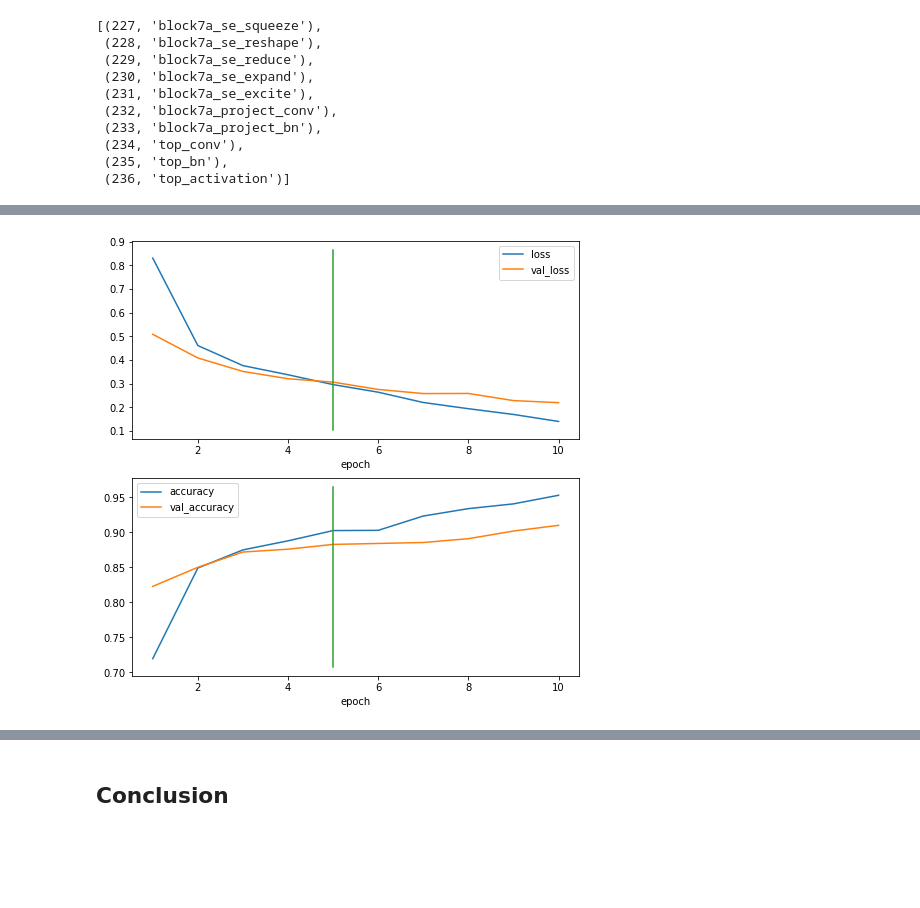
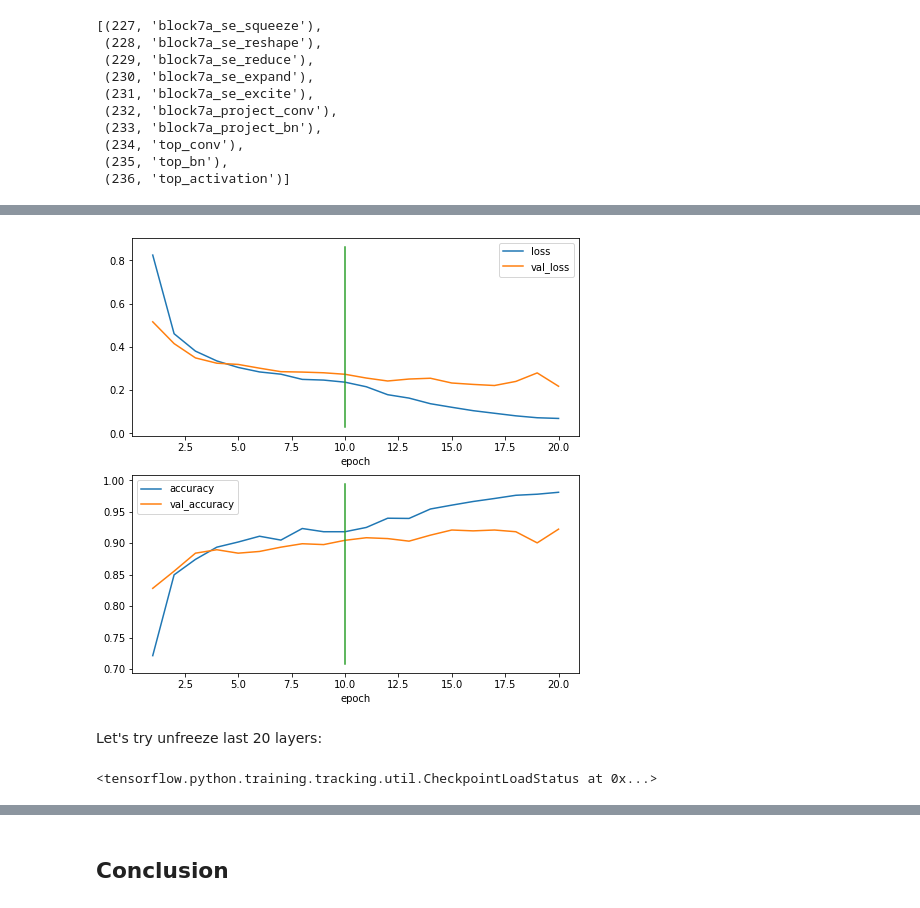
Before and after one commit to codernayeem/dl-practice, a Jupyter notebook: 6_TL_Fine_Tuning.ipynb, the cells around one changed output, grey strips where cells are left out. Saved outputs shown, nothing was run; the diff lists cells and outputs as text; code cells hidden in the pictures; blank space fills up the shorter version.

```diff
--- a/6_TL_Fine_Tuning.ipynb
+++ b/6_TL_Fine_Tuning.ipynb
@@ -322,9 +316,9 @@ checkpoint_callback = tf.keras.callbacks.ModelCheckpoint(filepath=checkpoint_pat
                                                          save_freq="epoch", # save every epoch
                                                          verbose=1)
 # %%
-init_epochs = 5
-history_2 = model_2.fit(train_data, epochs=init_epochs,
-                        batch_size=32,
+init_epochs = 10
+history_2 = model_2.fit(train_data,
+                        epochs=init_epochs,
                         callbacks=[utils.create_tensorboard_callback('flower_logs', 'model_2'), checkpoint_callback],
                         steps_per_epoch=len(train_data),
                         validation_data=val_data,
@@ -428,15 +441,14 @@ model_2.compile(loss="categorical_crossentropy",
  (235, 'top_bn'),
  (236, 'top_activation')]
 # %%
-# Fine tune for another 5 epochs
-fine_tune_epochs = init_epochs + 5
+# Fine tune for another 10 epochs
+fine_tune_epochs = init_epochs + 10
 
 # Refit the model (same as model_2 except with more trainable layers)
-history_3 = model_2.fit(train_data, epochs=fine_tune_epochs,
-                        batch_size=32,
-                        callbacks=[utils.create_tensorboard_callback('flower_logs', 'model_3')],
-                        steps_per_epoch=len(train_data),
-                        validation_data=val_data,
-                        validation_steps=len(val_data),
-                        initial_epoch=init_epochs)
+history_2_last_10 = model_2.fit(train_data, epochs=fine_tune_epochs,
+                                callbacks=[utils.create_tensorboard_callback('flower_logs', 'model_2_fine_tune_last_10')],
+                                steps_per_epoch=len(train_data),
+                                validation_data=val_data,
+                                validation_steps=len(val_data),
+                                initial_epoch=init_epochs)
 # %% [output]
@@ -454,4 +476,11 @@ Epoch 10/10
 # %%
-utils.compare_histories(history_2, history_3, initial_epochs=5)
+utils.compare_histories(history_2, history_2_last_10, initial_epochs=init_epochs)
 # %% [output]
-[figure, old version]
+[figure, new version]
+# %% [markdown]
+Let's try unfreeze last 20 layers:
+# %%
+# again load our checkpoint weights to get back our feature extraction models weights
+model_2.load_weights('model_2_checkpoint_weights/checkpoint.ckpt')
+# %% [output]
+<tensorflow.python.training.tracking.util.CheckpointLoadStatus at 0x...>
```
Also changed, not shown: parts of 29 cells of this notebook.
